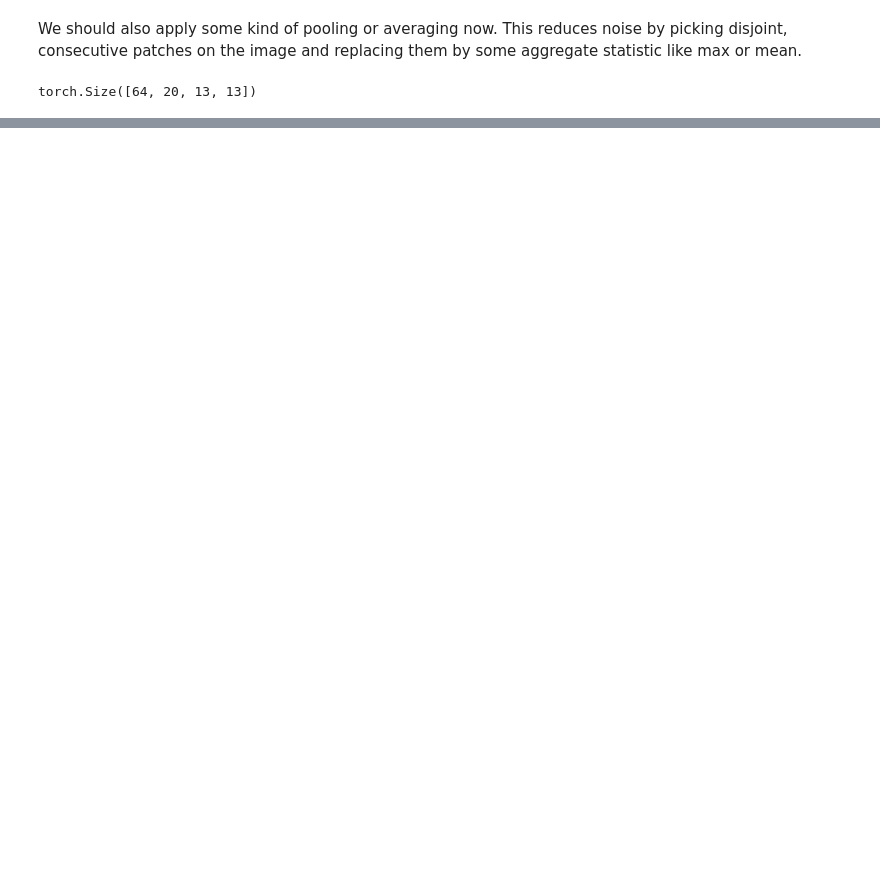
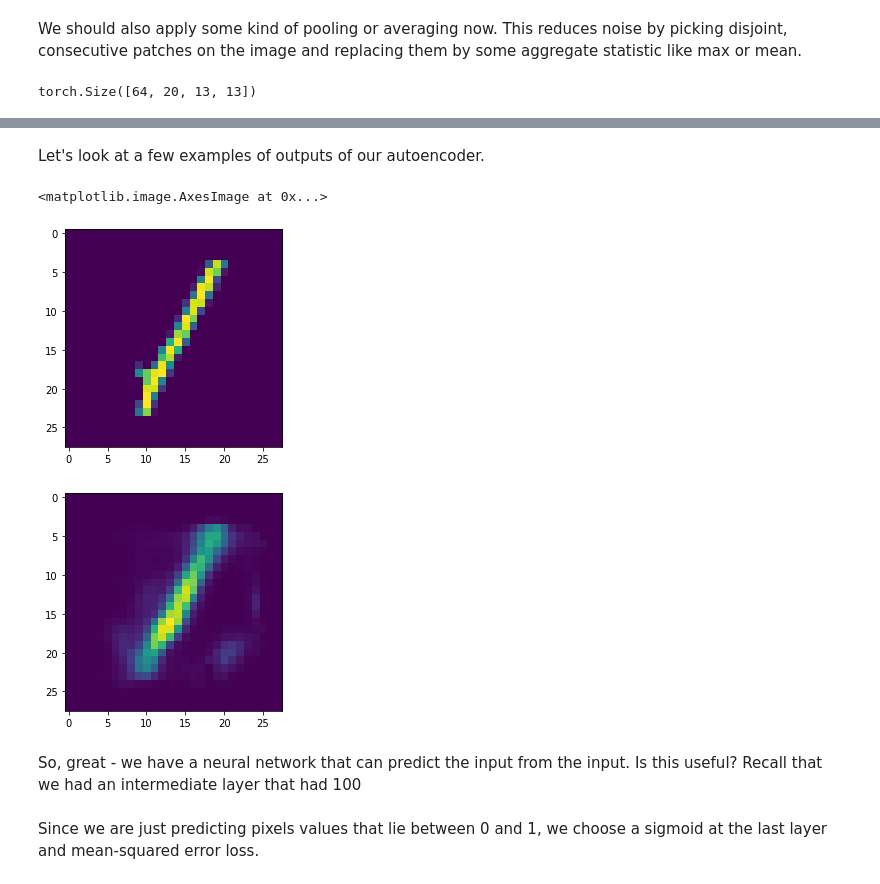
Before and after one commit to TreeinRandomForest/BrnoMLWorkshop2019, a Jupyter notebook: BrnoTeaching2019/notebooks/Day 4 and 5 - Neural Networks.ipynb, the cells around one changed output, grey strips where cells are left out. Drawn from its saved outputs; the diff is of its cells as text; code cells hidden in the pictures; blank space fills up the shorter version.

Commit message:
Checkpoint with autoencoders

```diff
--- a/BrnoTeaching2019/notebooks/Day 4 and 5 - Neural Networks.ipynb
+++ b/BrnoTeaching2019/notebooks/Day 4 and 5 - Neural Networks.ipynb
@@ -1453,0 +1673,3 @@ test_dataloader = torch.utils.data.DataLoader(mnist_test,
+# %%
+criterion = nn.MSELoss()
+optimizer = optim.Adam(image_ff_ae.parameters(), lr=1e-2)
@@ -1453,0 +1680,26 @@ test_dataloader = torch.utils.data.DataLoader(mnist_test,
+# %%
+def train_image_ae(model, train_dataloader, loss_criterion, optimizer, N_epochs = 20):
+    model.train() #don't worry about this (for this notebook)
+    model.to(device)
+
+    for epoch in range(N_epochs):
+        loss_list = []
+        for idx, (data_example, _) in enumerate(train_dataloader):
+            data_example = data_example.to(device)
+
+            pred = model(data_example)
+
+            loss = loss_criterion(pred, data_example)
+
+            optimizer.zero_grad()
+            loss.backward()
+            optimizer.step()
+
+            loss_list.append(loss.item())
+
+        if epoch % 5 == 0:
+            print(f'Epoch = {epoch} Loss = {np.mean(loss_list)}')
+
+    return model
+# %%
+image_ff_ae = train_image_ae(image_ff_ae, train_dataloader, criterion, optimizer, N_epochs=20)
@@ -1453,0 +1711,21 @@ test_dataloader = torch.utils.data.DataLoader(mnist_test,
+# %% [markdown]
+Let's look at a few examples of outputs of our autoencoder.
+# %%
+image_ff_ae.to('cpu')
+output_ae = image_ff_ae(data_example)
+# %%
+idx = 10 #change this to see different examples
+
+plt.figure()
+plt.imshow(data_example[idx][0].detach().numpy())
+
+plt.figure()
+plt.imshow(output_ae[idx][0].detach().numpy())
+# %% [output]
+<matplotlib.image.AxesImage at 0x...>
+[figure, added]
+[figure, added]
+# %% [markdown]
+So, great - we have a neural network that can predict the input from the input. Is this useful? Recall that we had an intermediate layer that had 100
+# %% [markdown]
+Since we are just predicting pixels values that lie between 0 and 1, we choose a sigmoid at the last layer and mean-squared error loss.
```
Also changed, not shown: parts of 73 cells of this notebook.
